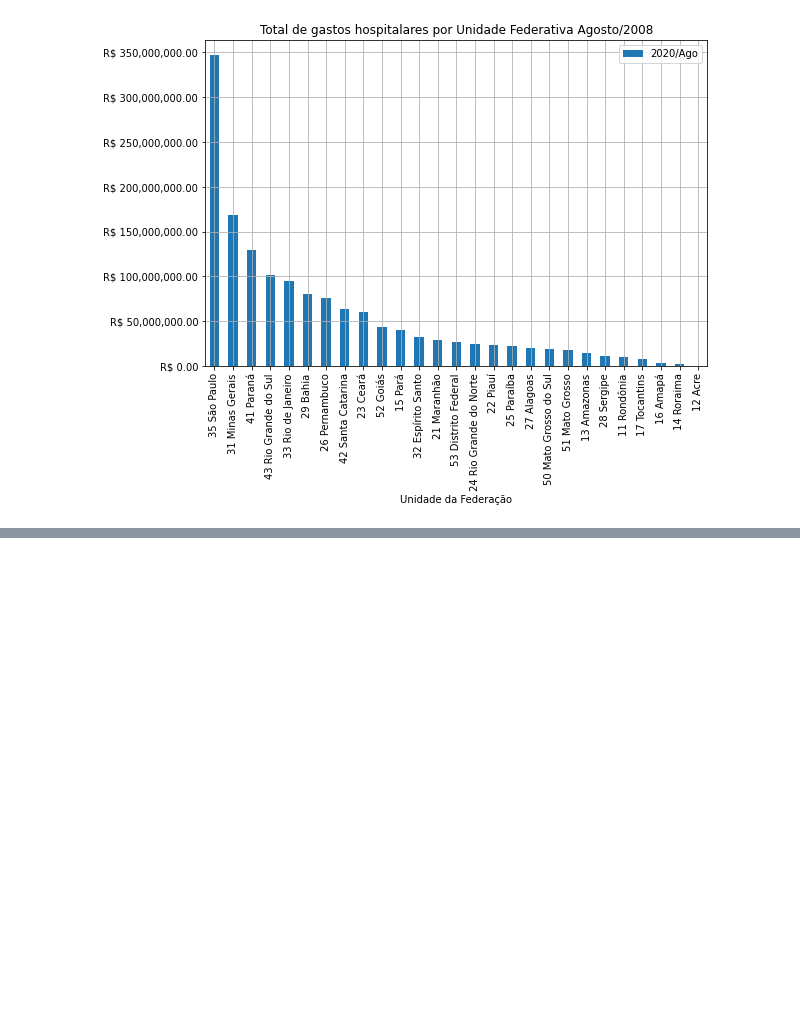
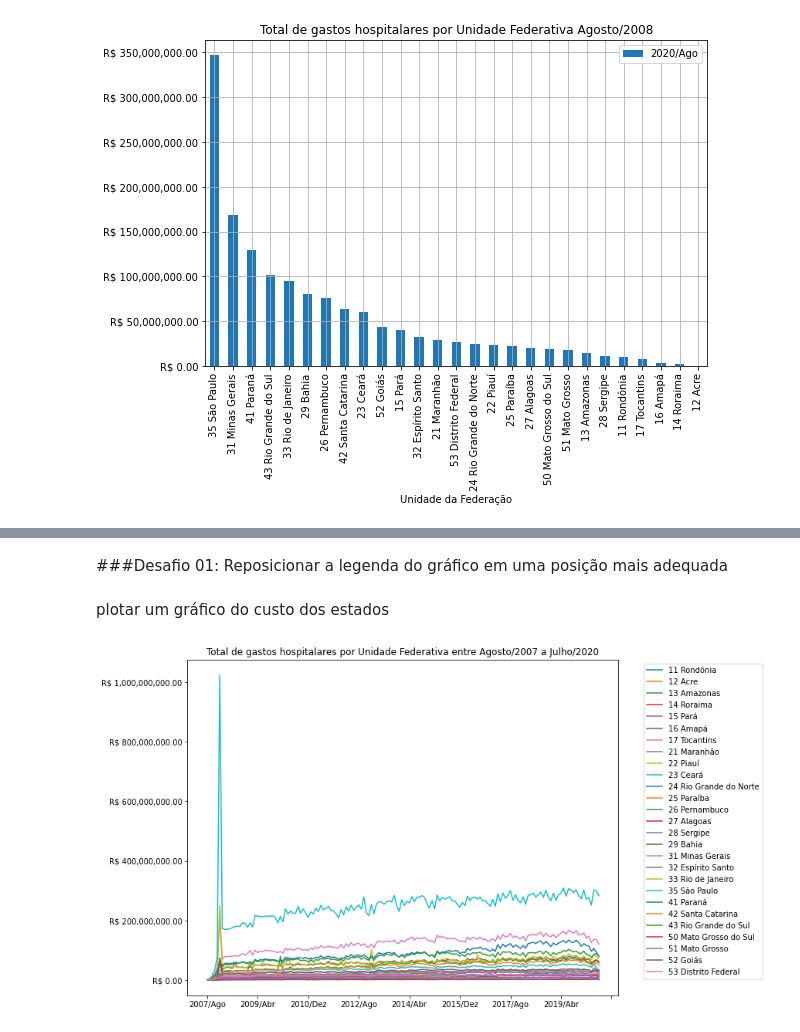
Before and after one commit to johnatanDM/bootcamp-datascience-alura, a Jupyter notebook: Módulo 1 - PYTHON E PANDAS PARA ANÁLISE DE DADOS REAIS/Bootcamp_Data_Science_Projeto_1.ipynb, the cells around one changed output, grey strips where cells are left out. Cells and saved outputs as stored; diff of their text form; code cells hidden in the pictures; blank space fills up the shorter version.

```diff
--- a/Módulo 1 - PYTHON E PANDAS PARA ANÁLISE DE DADOS REAIS/Bootcamp_Data_Science_Projeto_1.ipynb
+++ b/Módulo 1 - PYTHON E PANDAS PARA ANÁLISE DE DADOS REAIS/Bootcamp_Data_Science_Projeto_1.ipynb
@@ -131,0 +184,4 @@ plt.show()
+# %%
+colunas_usaveis = dados2.mean().index.to_list()
+colunas_usaveis.insert(0, 'Unidade da Federação')
+colunas_usaveis
@@ -131,0 +206,3 @@ plt.show()
+# %%
+dados_usaveis = dados2[colunas_usaveis]
+dados_usaveis.head()
@@ -131,0 +219,2 @@ plt.show()
+# %%
+dados_usaveis = dados_usaveis.set_index('Unidade da Federação')
@@ -131,0 +232,14 @@ plt.show()
+# %% [markdown]
+###Desafio 01: Reposicionar a legenda do gráfico em uma posição mais adequada
+# %% [markdown]
+plotar um gráfico do custo dos estados
+# %%
+dados_usaveis = dados_usaveis.drop('Total', axis=1)
+# %%
+ax = dados_usaveis.T.plot(figsize=(10,8))
+plt.legend(bbox_to_anchor=(1.05, 1), loc='upper left')
+ax.yaxis.set_major_formatter(ticker.StrMethodFormatter("R$ {x:,.2f}"))
+plt.title('Total de gastos hospitalares por Unidade Federativa entre Agosto/2007 a Julho/2020')
+plt.show()
+# %% [output]
+[figure, added]
```
Also changed, not shown: parts of 18 cells of this notebook.
